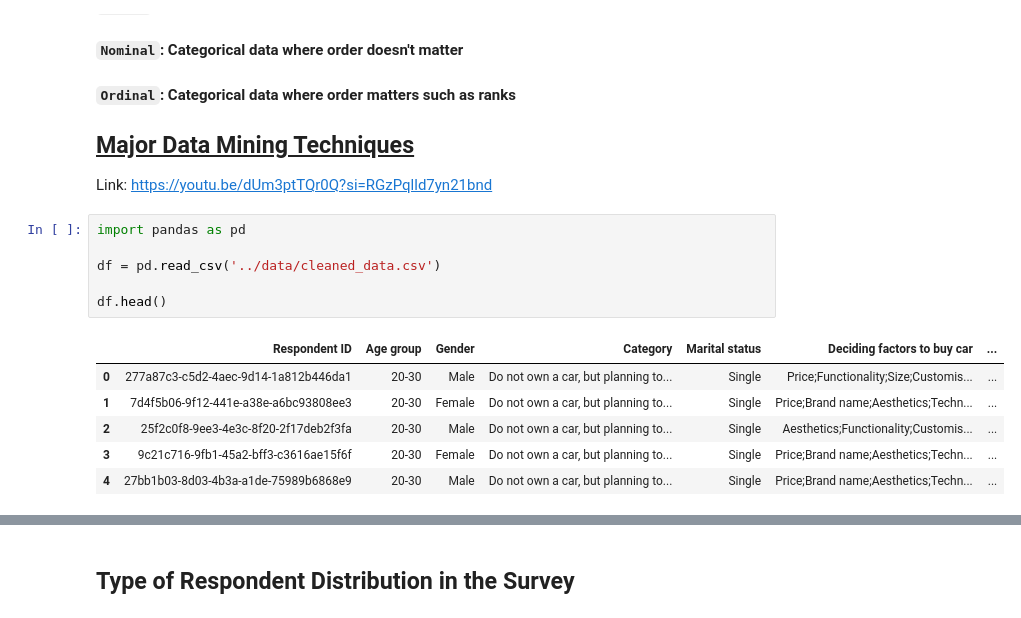
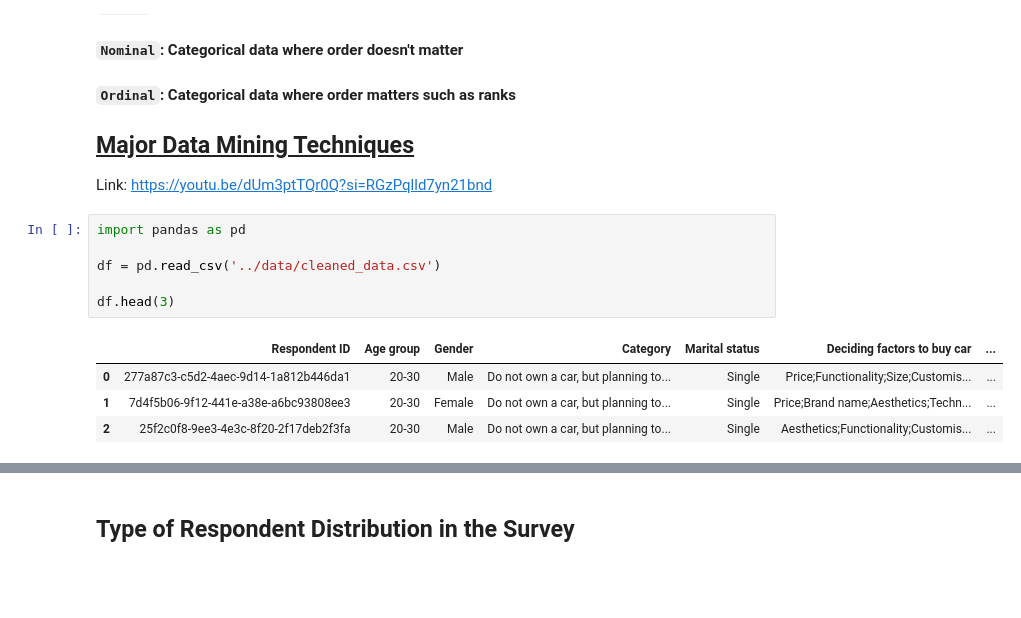
Before and after one commit to Rzi98/MA4829-AY23-24-S2, a Jupyter notebook: src/data_analysis.ipynb, the cells around one changed output, grey strips where cells are left out. Saved outputs shown, nothing was run; the diff lists cells and outputs as text; blank space fills up the shorter version.

```diff
--- a/src/data_analysis.ipynb
+++ b/src/data_analysis.ipynb
@@ -13,13 +13,11 @@ Link: https://youtu.be/dUm3ptTQr0Q?si=RGzPqlld7yn21bnd
 # %%
 import pandas as pd
 
 df = pd.read_csv('../data/cleaned_data.csv')
 
-df.head()
+df.head(3)
 # %% [output]
 |  | Respondent ID | Age group | Gender | Category | Marital status | Deciding factors to buy car | ... |
 | 0 | 277a87c3-c5d2-4aec-9d14-1a812b446da1 | 20-30 | Male | Do not own a car, but planning to... | Single | Price;Functionality;Size;Customis... | ... |
 | 1 | 7d4f5b06-9f12-441e-a38e-a6bc93808ee3 | 20-30 | Female | Do not own a car, but planning to... | Single | Price;Brand name;Aesthetics;Techn... | ... |
 | 2 | 25f2c0f8-9ee3-4e3c-8f20-2f17deb2f3fa | 20-30 | Male | Do not own a car, but planning to... | Single | Aesthetics;Functionality;Customis... | ... |
-| 3 | 9c21c716-9fb1-45a2-bff3-c3616ae15f6f | 20-30 | Female | Do not own a car, but planning to... | Single | Price;Brand name;Aesthetics;Techn... | ... |
-| 4 | 27bb1b03-8d03-4b3a-a1de-75989b6868e9 | 20-30 | Male | Do not own a car, but planning to... | Single | Price;Brand name;Aesthetics;Techn... | ... |
```
Also changed, not shown: parts of 6 cells of this notebook, 1 other file.
